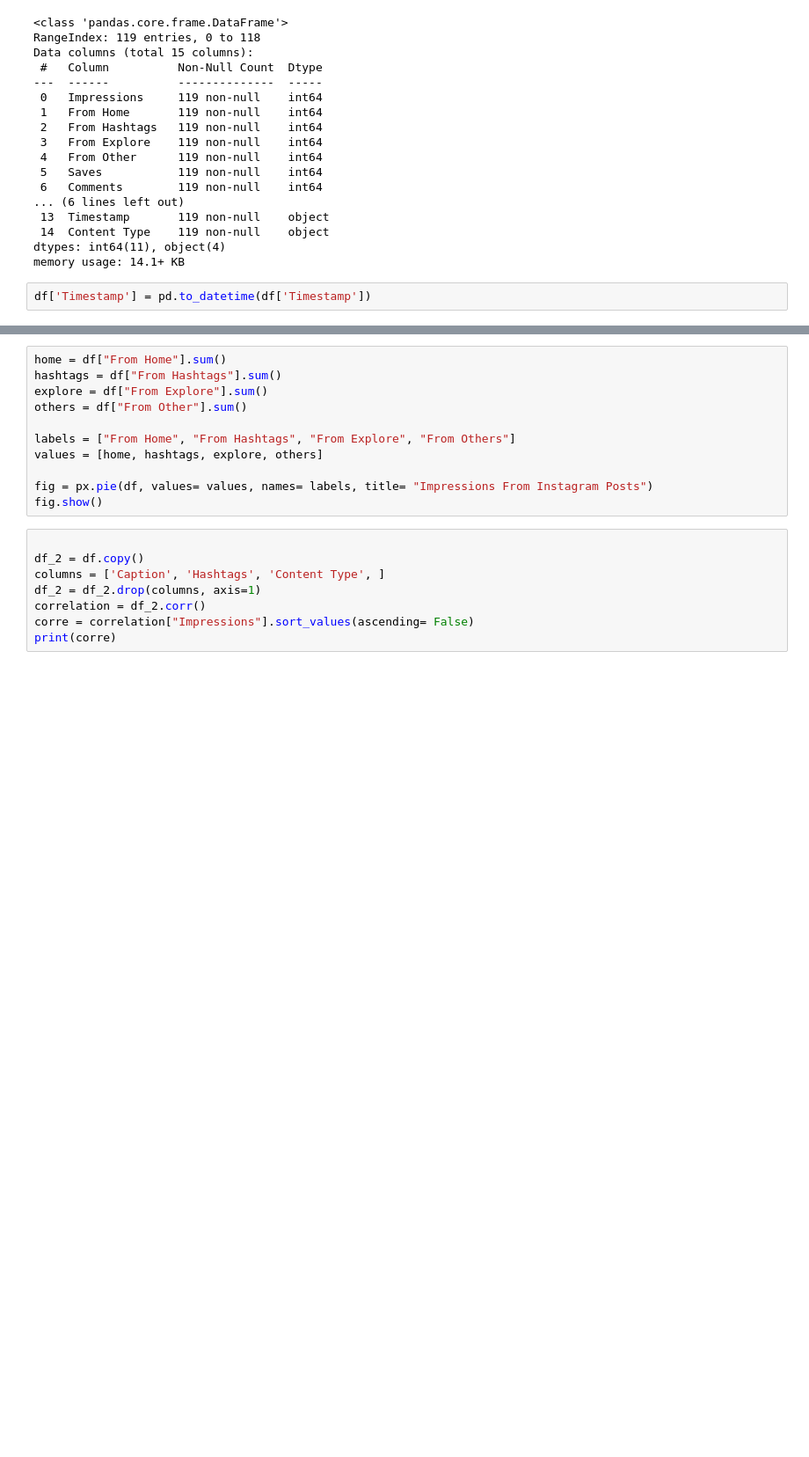
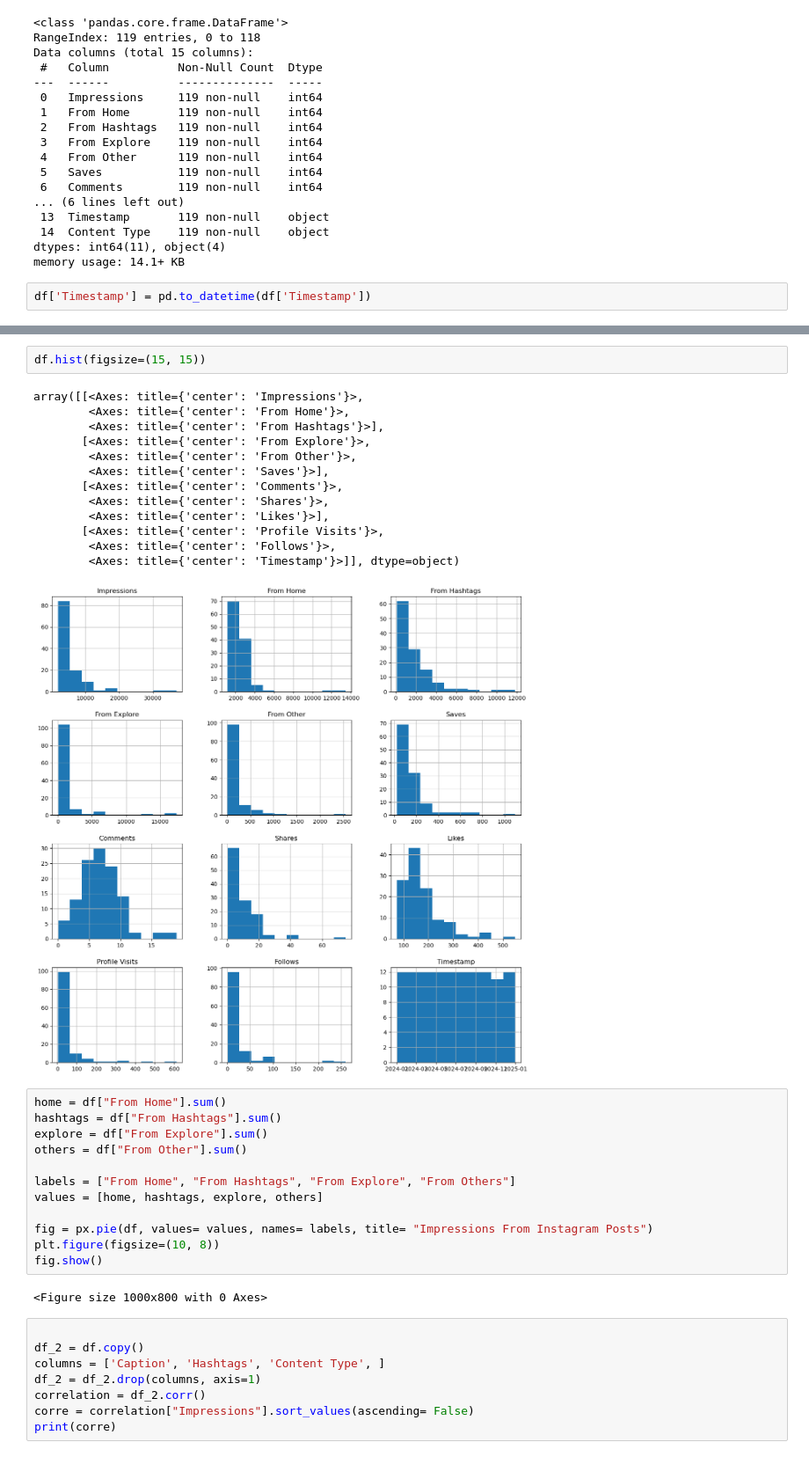
Before and after one commit to ayomide-100/instagram-reach-analysis, a Jupyter notebook: notebooks/reach-analysis_eda.ipynb, the cells around one changed output, grey strips where cells are left out. Shown at 88% size. Drawn from its saved outputs; the diff is of its cells as text; blank space fills up the shorter version.

```diff
--- a/notebooks/reach-analysis_eda.ipynb
+++ b/notebooks/reach-analysis_eda.ipynb
@@ -87,3 +76,19 @@ sns_plot_with_kde(data=df, x="From Other", title="Distribution of Other Impressi
+# %%
+df.hist(figsize=(15, 15))
+# %% [output]
+array([[<Axes: title={'center': 'Impressions'}>,
+        <Axes: title={'center': 'From Home'}>,
+        <Axes: title={'center': 'From Hashtags'}>],
+       [<Axes: title={'center': 'From Explore'}>,
+        <Axes: title={'center': 'From Other'}>,
+        <Axes: title={'center': 'Saves'}>],
+       [<Axes: title={'center': 'Comments'}>,
+        <Axes: title={'center': 'Shares'}>,
+        <Axes: title={'center': 'Likes'}>],
+       [<Axes: title={'center': 'Profile Visits'}>,
+        <Axes: title={'center': 'Follows'}>,
+        <Axes: title={'center': 'Timestamp'}>]], dtype=object)
+[figure, added]
 # %%
 home = df["From Home"].sum()
 hashtags = df["From Hashtags"].sum()
@@ -94,7 +99,10 @@ labels = ["From Home", "From Hashtags", "From Explore", "From Others"]
 values = [home, hashtags, explore, others]
 
 fig = px.pie(df, values= values, names= labels, title= "Impressions From Instagram Posts")
+plt.figure(figsize=(10, 8))
 fig.show()
+# %% [output]
+<Figure size 1000x800 with 0 Axes>
 # %%
 
 df_2 = df.copy()
```
Also changed, not shown: parts of 10 cells of this notebook.
